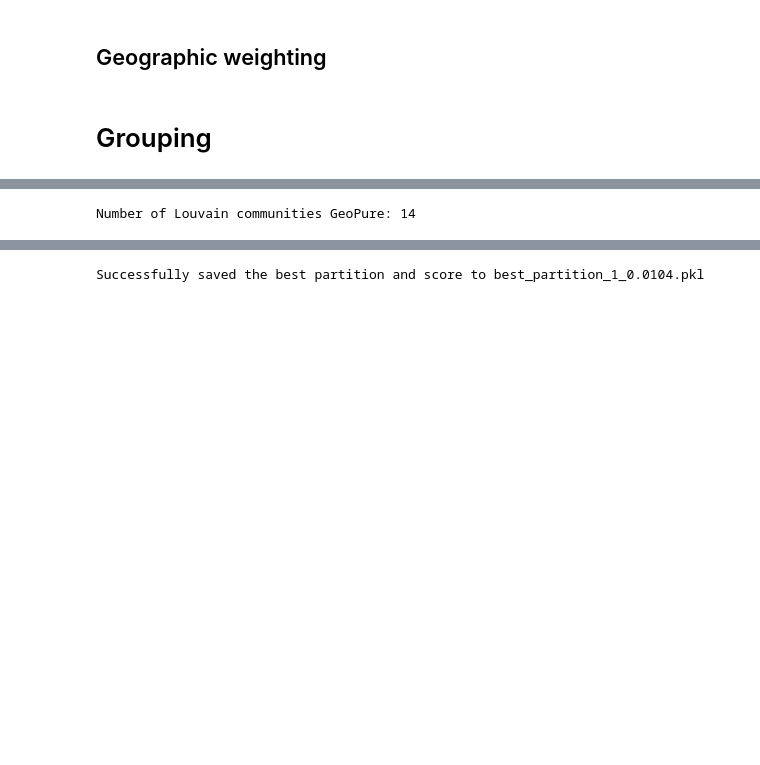
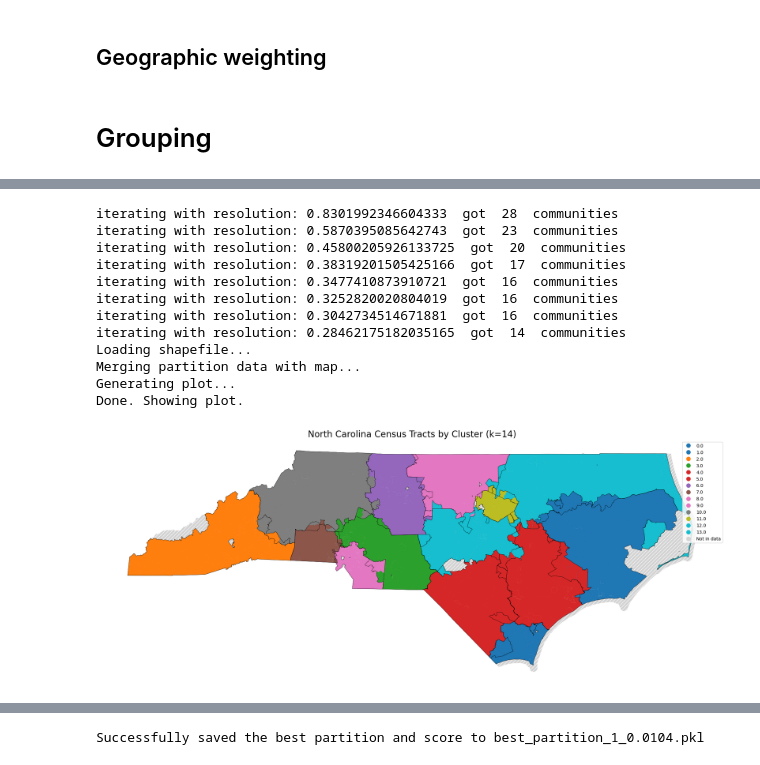
Before and after one commit to CyborSphinx/Redistricting-NC, a Jupyter notebook: copyanalysis.ipynb, the cells around one changed output, grey strips where cells are left out. Drawn from its saved outputs; the diff is of its cells as text; code cells hidden in the pictures; blank space fills up the shorter version.

```diff
--- a/copyanalysis.ipynb
+++ b/copyanalysis.ipynb
@@ -394,8 +392,45 @@ Number of Louvain communities G_uni: 17
 # %%
-partGeoPure=nx.algorithms.community.louvain_communities(GeoPure,weight='weight',resolution=0.25)
-print("Number of Louvain communities GeoPure:",len(partGeoPure))
+# partGeoPure=nx.algorithms.community.louvain_communities(GeoPure,weight='weight',resolution=0.25)
+# print("Number of Louvain communities GeoPure:",len(partGeoPure))
+
+def generate_geopure(data): # give it adj_matrix from the geoweight section
+    rows, cols = data.nonzero()
+    pure=nx.Graph()
+    for i, j in zip(rows, cols):
+        if i < j:  # Only add each edge once (undirected)
+            pure.add_edge(i, j, weight=weight)
+    res=0.8
+    n=13
+    while n!=14:
+        res*=(14/n)**0.5
+        pure_part=nx.algorithms.community.louvain_communities(pure, weight='weight', resolution=res)
+        n=len(pure_part)
+        print("iterating with resolution:", res, " got ", n, " communities")
+    return pure_part
+
+partGeoPure = generate_geopure(adj_matrix)
+
+import plotly.express as px
+from plot_geo import plot_partition_geographically
+
+SHAPEFILE = "tl_2020_37_tract/tl_2020_37_tract.shp"
+# plot initial vs best to compare
+plot_partition_geographically(data, partGeoPure, SHAPEFILE)
+# plot_partition_geographically(data, best_partition, SHAPEFILE)
 # %% [output]
-Number of Louvain communities GeoPure: 14
+iterating with resolution: 0.8301992346604333  got  28  communities
+iterating with resolution: 0.5870395085642743  got  23  communities
+iterating with resolution: 0.45800205926133725  got  20  communities
+iterating with resolution: 0.38319201505425166  got  17  communities
+iterating with resolution: 0.3477410873910721  got  16  communities
+iterating with resolution: 0.3252820020804019  got  16  communities
+iterating with resolution: 0.3042734514671881  got  16  communities
+iterating with resolution: 0.28462175182035165  got  14  communities
+Loading shapefile...
+Merging partition data with map...
+Generating plot...
+Done. Showing plot.
+[figure, added]
 # %%
 print(np.std([len(x) for x in partGeo]))
 # %% [output]
```
Also changed, not shown: parts of 9 cells of this notebook.
